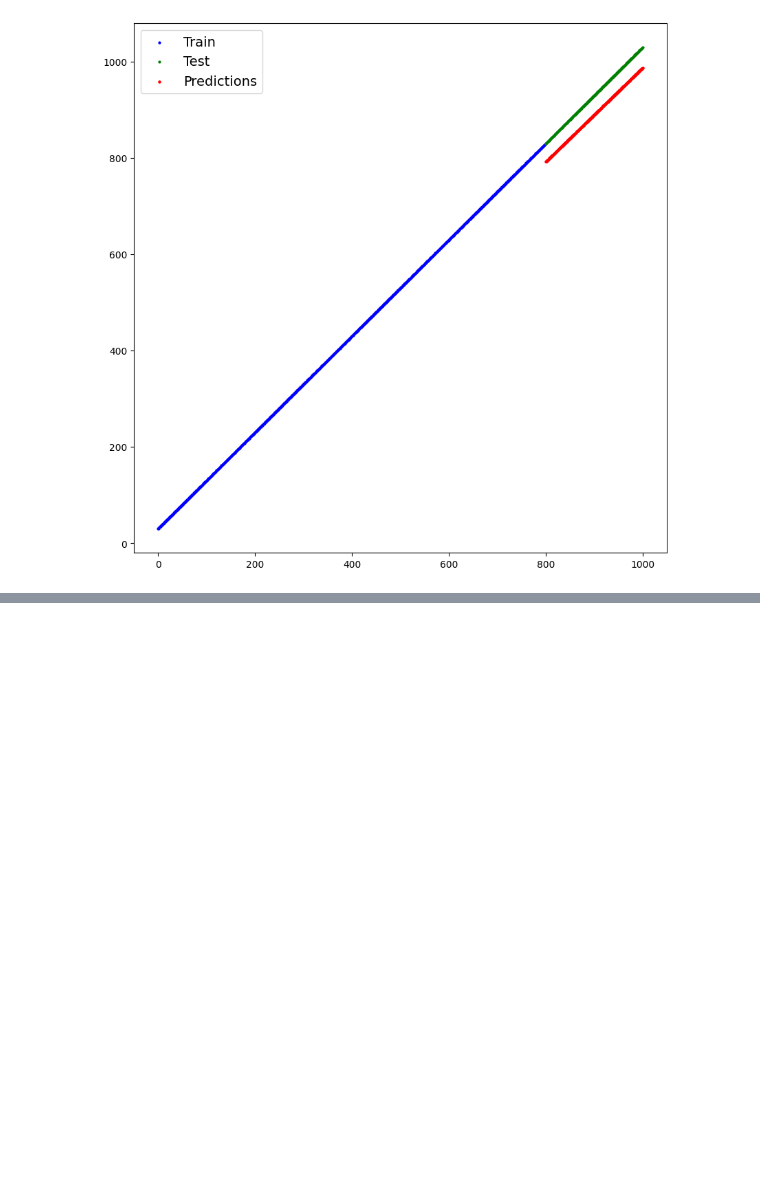
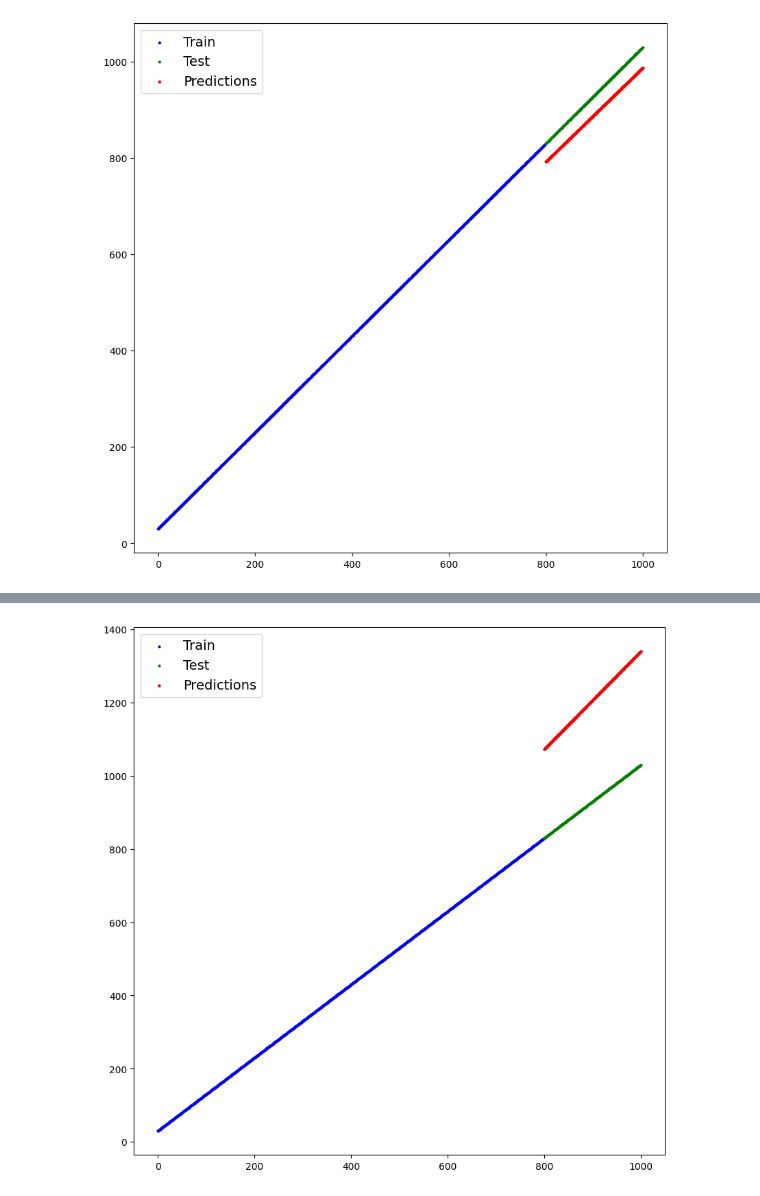
Before and after one commit to GiovanniRaseraF/cpp, a Jupyter notebook: pytorch/code/03_Workflow.ipynb, the cells around one changed output, grey strips where cells are left out. Saved outputs shown, nothing was run; the diff lists cells and outputs as text; code cells hidden in the pictures; blank space fills up the shorter version.

```diff
--- a/pytorch/code/03_Workflow.ipynb
+++ b/pytorch/code/03_Workflow.ipynb
@@ -465,0 +600,3 @@ Wall time: 1min 11s
+# %%
+run("cpu")
+# %% [output]
@@ -465,0 +619 @@ Wall time: 1min 11s
+[figure, added]
```
Also changed, not shown: parts of 9 cells of this notebook.
